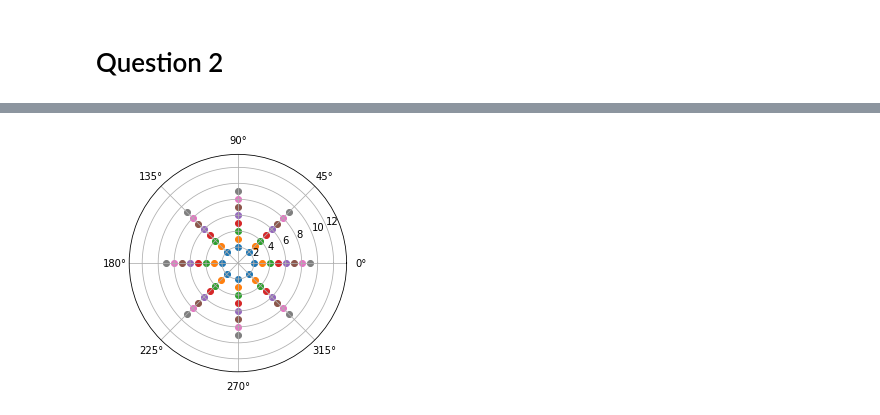
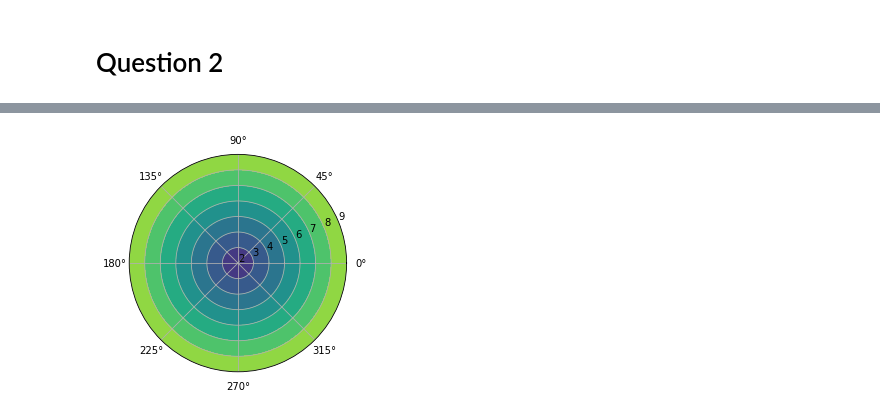
Before and after one commit to johnduffymsc/PHAS0102, a Jupyter notebook: assignment-1.ipynb, the cells around one changed output, grey strips where cells are left out. Saved outputs shown, nothing was run; the diff lists cells and outputs as text; code cells hidden in the pictures.

Commit message:
Added initial contour plot of potential sums.

```diff
--- a/assignment-1.ipynb
+++ b/assignment-1.ipynb
@@ -248,10 +248,18 @@ plt.matshow(probabilities)
 # %%
 R = 8 # Radius 1 < r < 10
 
-M = 8
+M = 360
+
+N = 1
 # %%
-potentials = np.zeros((R, M), dtype='complex64')
+evaluation_positions = np.zeros((R, M), dtype='complex64')
 
 for r in range(R):
     for m in range(M):
-        potentials[r, m] = (2. + r) * np.exp(1j * 2. * np.pi / M * m)
+        evaluation_positions[r, m] = (2. + r) * np.exp(1j * 2. * np.pi / M * m)
+# %%
+charge_positions = np.zeros((N), dtype='complex64')
+
+charge_positions[0] = 0. * np.exp(1j * 0)
+
+print(charge_positions)
@@ -257,0 +268,9 @@ for r in range(R):
+# %%
+potential_sums = np.zeros((R, M))
+
+for r in range(R):
+    for m in range(M):
+        for n in range(N):
+            potential_sums[r, m] += np.linalg.norm(evaluation_positions[r, m] - charge_positions[n])
+
+print(potential_sums)
@@ -258,15 +285,17 @@ for r in range(R):
 # %%
 %matplotlib inline
 
 import matplotlib.pyplot as plt
 
 fig = plt.figure()
 
 ax = fig.add_subplot(111, projection='polar')
 
-for r in range(R):
-    ax.scatter(np.angle(potentials[r]), np.absolute(potentials[r]))
+ax.contourf(np.angle(evaluation_positions), np.absolute(evaluation_positions), potential_sums)
+
+#for r in range(R):
+#    ax.scatter(np.angle(evaluation_positions[r]), np.absolute(evaluation_positions[r]))
 
 plt.show()
 # %% [output]
-[figure, old version]
+[figure, new version]
```
Also changed, not shown: parts of 4 cells of this notebook.
